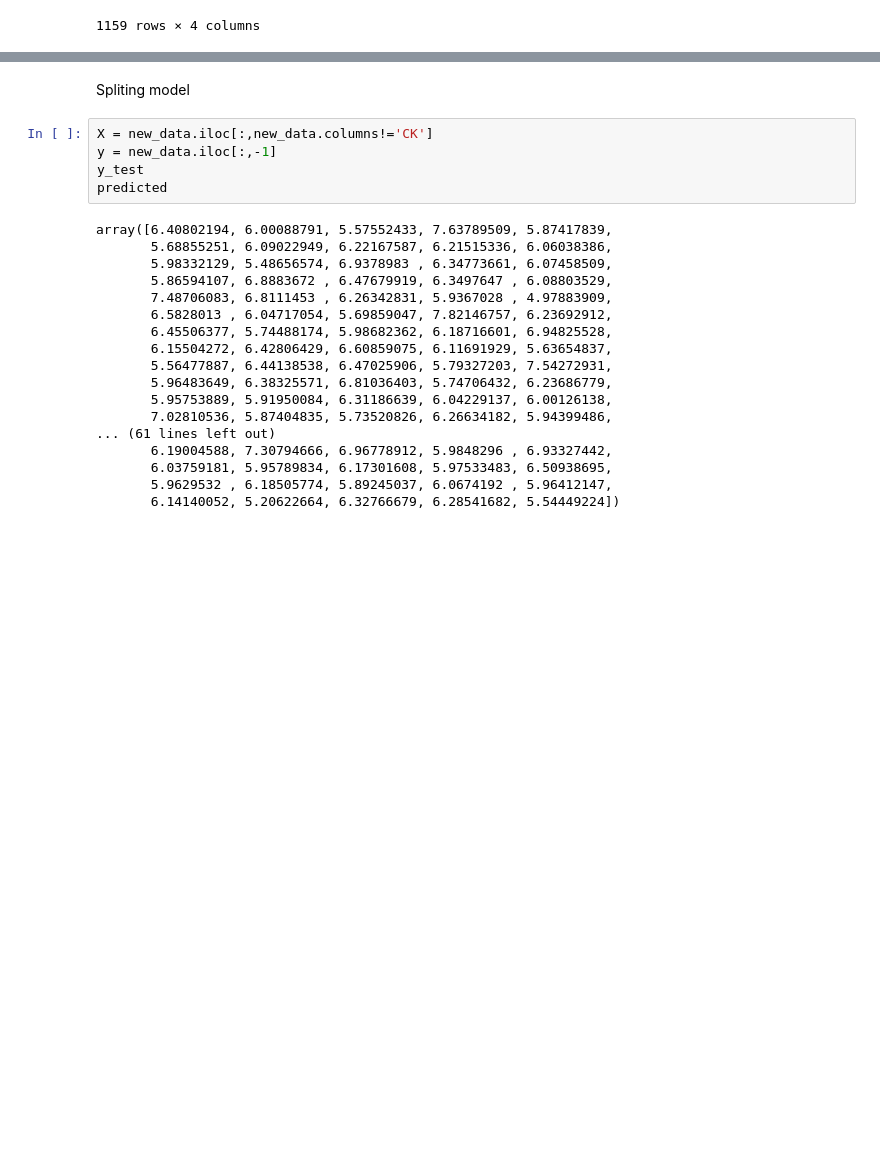
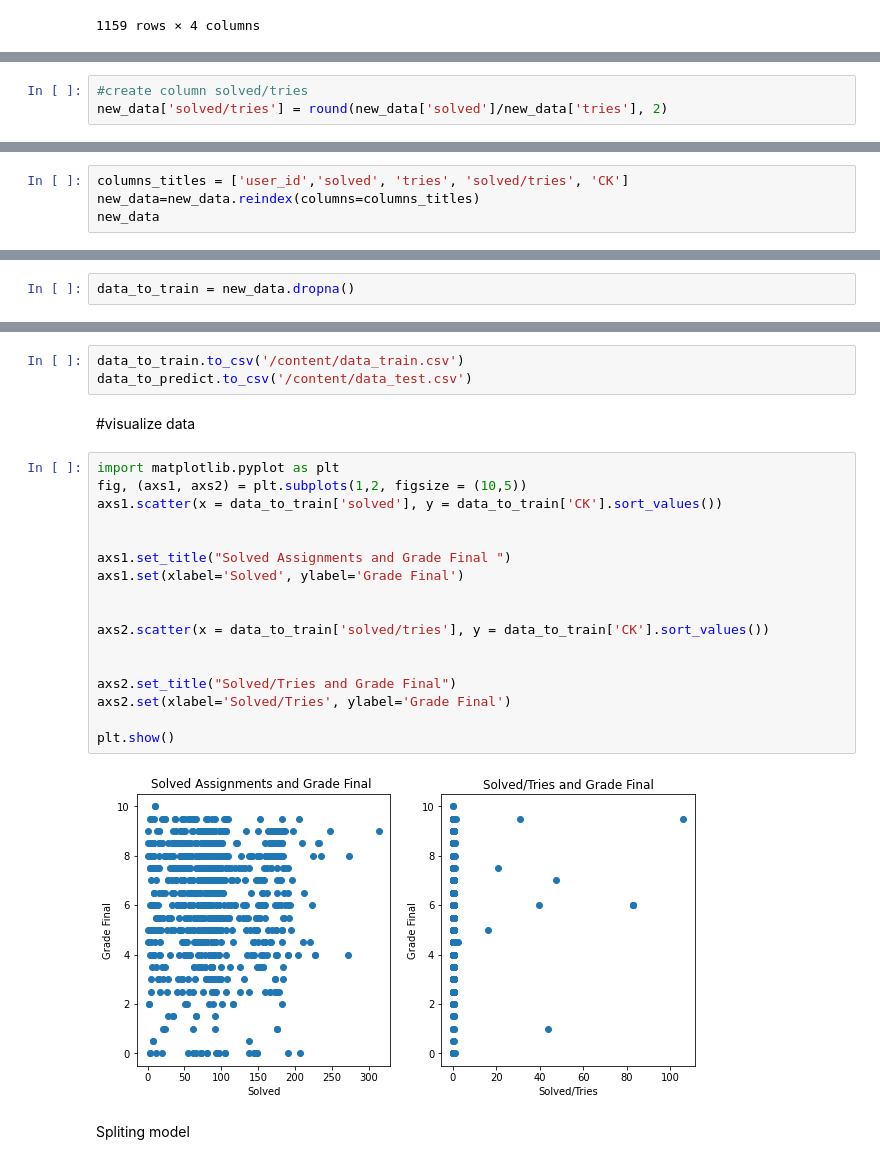
Before and after one commit to lphuong304/CS114.L21, a Jupyter notebook: COLAB_ASSIGNMENTS/COLAB_ASSIGNMENT_17_05/Solution02.ipynb, the cells around one changed output, grey strips where cells are left out. Saved outputs shown, nothing was run; the diff lists cells and outputs as text; blank space fills up the shorter version.

```diff
--- a/COLAB_ASSIGNMENTS/COLAB_ASSIGNMENT_17_05/Solution02.ipynb
+++ b/COLAB_ASSIGNMENTS/COLAB_ASSIGNMENT_17_05/Solution02.ipynb
@@ -245,0 +246,3 @@ count_missing_values(new_data)
+# %%
+#create column solved/tries
+new_data['solved/tries'] = round(new_data['solved']/new_data['tries'], 2)
@@ -245,0 +252,4 @@ count_missing_values(new_data)
+# %%
+columns_titles = ['user_id','solved', 'tries', 'solved/tries', 'CK']
+new_data=new_data.reindex(columns=columns_titles)
+new_data
@@ -245,0 +288,2 @@ count_missing_values(new_data)
+# %%
+data_to_train = new_data.dropna()
@@ -282,25 +312,26 @@ new_data.head(30).T
+# %%
+data_to_train.to_csv('/content/data_train.csv')
+data_to_predict.to_csv('/content/data_test.csv')
+# %% [markdown]
+#visualize data
+# %%
+import matplotlib.pyplot as plt
+fig, (axs1, axs2) = plt.subplots(1,2, figsize = (10,5))
+axs1.scatter(x = data_to_train['solved'], y = data_to_train['CK'].sort_values())
+
+
+axs1.set_title("Solved Assignments and Grade Final ")
+axs1.set(xlabel='Solved', ylabel='Grade Final')
+
+
+axs2.scatter(x = data_to_train['solved/tries'], y = data_to_train['CK'].sort_values())
+
+
+axs2.set_title("Solved/Tries and Grade Final")
+axs2.set(xlabel='Solved/Tries', ylabel='Grade Final')
+
+plt.show()
+# %% [output]
+[figure, added]
 # %% [markdown]
 Spliting model
-# %%
-X = new_data.iloc[:,new_data.columns!='CK']
-y = new_data.iloc[:,-1]
-y_test
-predicted
-# %% [output]
-array([6.40802194, 6.00088791, 5.57552433, 7.63789509, 5.87417839,
-       5.68855251, 6.09022949, 6.22167587, 6.21515336, 6.06038386,
-       5.98332129, 5.48656574, 6.9378983 , 6.34773661, 6.07458509,
-       5.86594107, 6.8883672 , 6.47679919, 6.3497647 , 6.08803529,
-       7.48706083, 6.8111453 , 6.26342831, 5.9367028 , 4.97883909,
-       6.5828013 , 6.04717054, 5.69859047, 7.82146757, 6.23692912,
-       6.45506377, 5.74488174, 5.98682362, 6.18716601, 6.94825528,
-       6.15504272, 6.42806429, 6.60859075, 6.11691929, 5.63654837,
-       5.56477887, 6.44138538, 6.47025906, 5.79327203, 7.54272931,
-       5.96483649, 6.38325571, 6.81036403, 5.74706432, 6.23686779,
-       5.95753889, 5.91950084, 6.31186639, 6.04229137, 6.00126138,
-       7.02810536, 5.87404835, 5.73520826, 6.26634182, 5.94399486,
-... (61 lines left out)
-       6.19004588, 7.30794666, 6.96778912, 5.9848296 , 6.93327442,
-       6.03759181, 5.95789834, 6.17301608, 5.97533483, 6.50938695,
-       5.9629532 , 6.18505774, 5.89245037, 6.0674192 , 5.96412147,
-       6.14140052, 5.20622664, 6.32766679, 6.28541682, 5.54449224])
```
Also changed, not shown: parts of 21 cells of this notebook.
